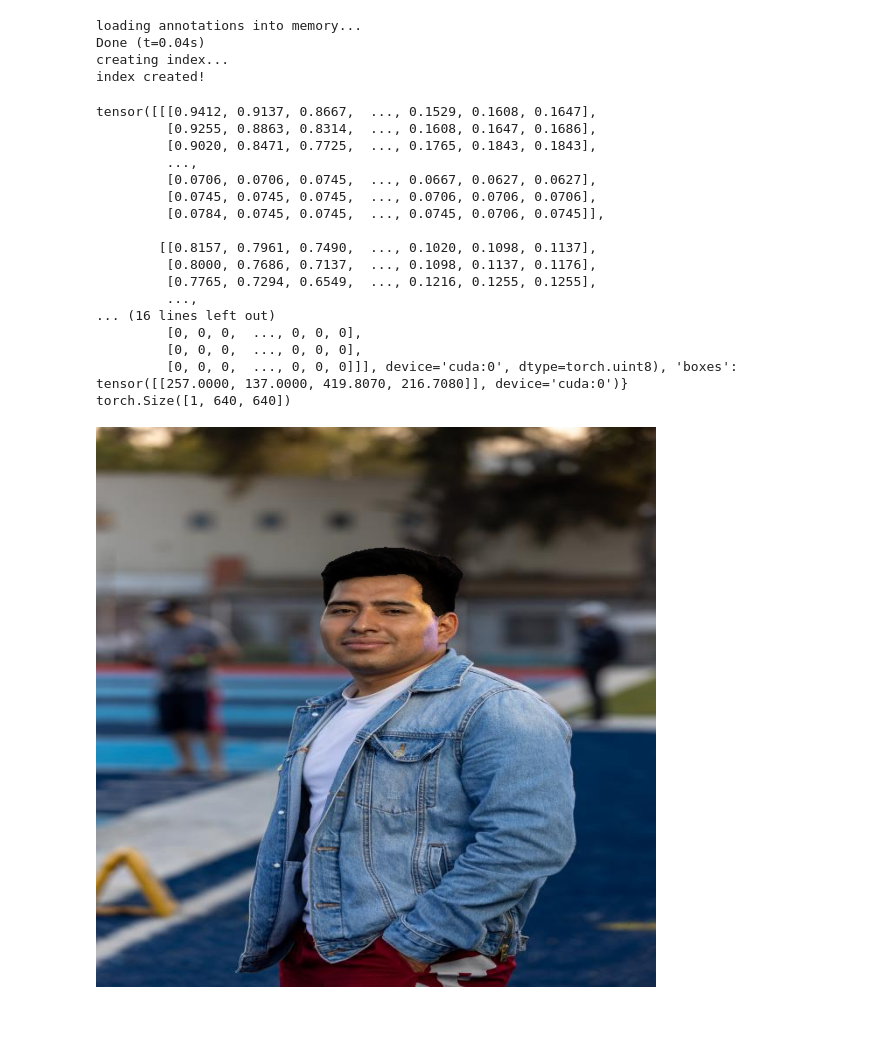
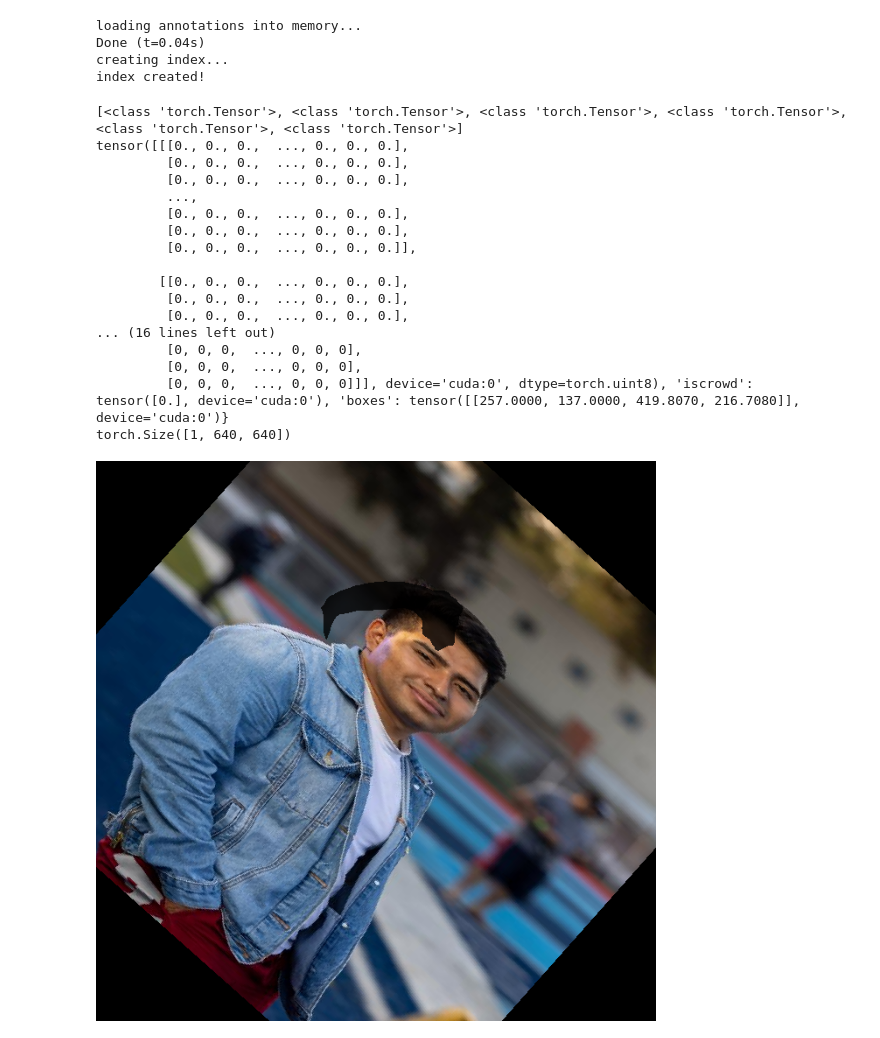
Before and after one commit to Bojack-Manhorse/Hair-Detection, a Jupyter notebook: TestBook.ipynb, the cells around one changed output. Cells and saved outputs as stored; diff of their text form; code cells hidden in the pictures.

Commit message:
Added documentation, attempting to add image augmentation to training loop.

```diff
--- a/TestBook.ipynb
+++ b/TestBook.ipynb
@@ -3,7 +3,7 @@ import data_utils
 
 folder_path = 'Datasets/hair-seg.v6i.coco-segmentation/train'
 
-hair_dataset = data_utils.HairDataset(folder_path)
+hair_dataset = data_utils.HairDataset(folder_path, training_mode=True)
 # %% [output]
 loading annotations into memory...
 Done (t=0.04s)
@@ -16,22 +16,22 @@ print(image)
 print(target)
 print(target['masks'].shape)
 # %% [output]
-tensor([[[0.9412, 0.9137, 0.8667,  ..., 0.1529, 0.1608, 0.1647],
-         [0.9255, 0.8863, 0.8314,  ..., 0.1608, 0.1647, 0.1686],
-         [0.9020, 0.8471, 0.7725,  ..., 0.1765, 0.1843, 0.1843],
+[<class 'torch.Tensor'>, <class 'torch.Tensor'>, <class 'torch.Tensor'>, <class 'torch.Tensor'>, <class 'torch.Tensor'>, <class 'torch.Tensor'>]
+tensor([[[0., 0., 0.,  ..., 0., 0., 0.],
+         [0., 0., 0.,  ..., 0., 0., 0.],
+         [0., 0., 0.,  ..., 0., 0., 0.],
          ...,
-         [0.0706, 0.0706, 0.0745,  ..., 0.0667, 0.0627, 0.0627],
-         [0.0745, 0.0745, 0.0745,  ..., 0.0706, 0.0706, 0.0706],
-         [0.0784, 0.0745, 0.0745,  ..., 0.0745, 0.0706, 0.0745]],
+         [0., 0., 0.,  ..., 0., 0., 0.],
+         [0., 0., 0.,  ..., 0., 0., 0.],
+         [0., 0., 0.,  ..., 0., 0., 0.]],
 
-        [[0.8157, 0.7961, 0.7490,  ..., 0.1020, 0.1098, 0.1137],
-         [0.8000, 0.7686, 0.7137,  ..., 0.1098, 0.1137, 0.1176],
-         [0.7765, 0.7294, 0.6549,  ..., 0.1216, 0.1255, 0.1255],
-         ...,
+        [[0., 0., 0.,  ..., 0., 0., 0.],
+         [0., 0., 0.,  ..., 0., 0., 0.],
+         [0., 0., 0.,  ..., 0., 0., 0.],
 ... (16 lines left out)
          [0, 0, 0,  ..., 0, 0, 0],
          [0, 0, 0,  ..., 0, 0, 0],
-         [0, 0, 0,  ..., 0, 0, 0]]], device='cuda:0', dtype=torch.uint8), 'boxes': tensor([[257.0000, 137.0000, 419.8070, 216.7080]], device='cuda:0')}
+         [0, 0, 0,  ..., 0, 0, 0]]], device='cuda:0', dtype=torch.uint8), 'iscrowd': tensor([0.], device='cuda:0'), 'boxes': tensor([[257.0000, 137.0000, 419.8070, 216.7080]], device='cuda:0')}
 torch.Size([1, 640, 640])
 # %%
 import torch
@@ -59,14 +59,14 @@ model.roi_heads.mask_predictor = MaskRCNNPredictor(
 # %%
 from visual_utils import DrawMasks
 from torchvision.models.detection import MaskRCNN_ResNet50_FPN_Weights
 
 
 
 visualiser = DrawMasks(model, MaskRCNN_ResNet50_FPN_Weights.DEFAULT.transforms(), 'cuda')
 
-visualiser.draw_masks_from_tensor_and_masks(image, target['masks'].to('cpu'))
+visualiser.draw_masks_from_tensor_and_masks(image, target['masks'])
 # %% [output]
-[figure, old version]
+[figure, new version]
 # %%
 from torch.utils.data import DataLoader
 
```
Also changed, not shown: parts of 7 cells of this notebook, 4 other files.
